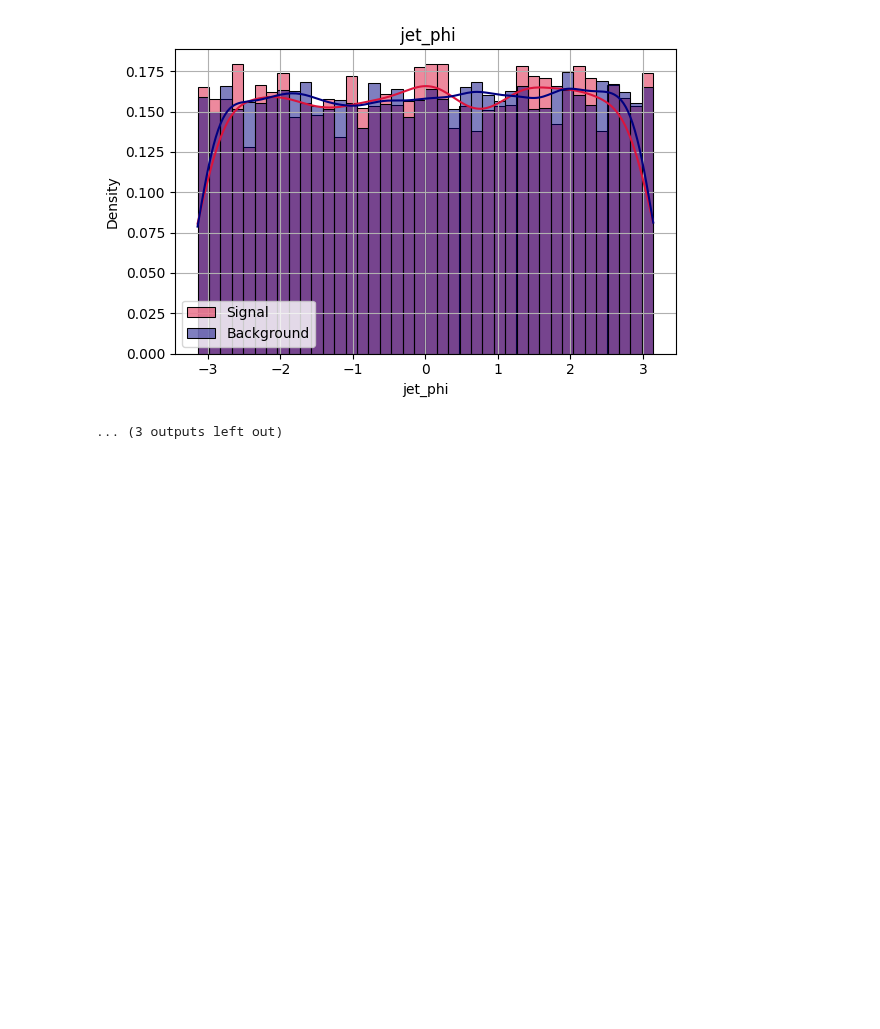
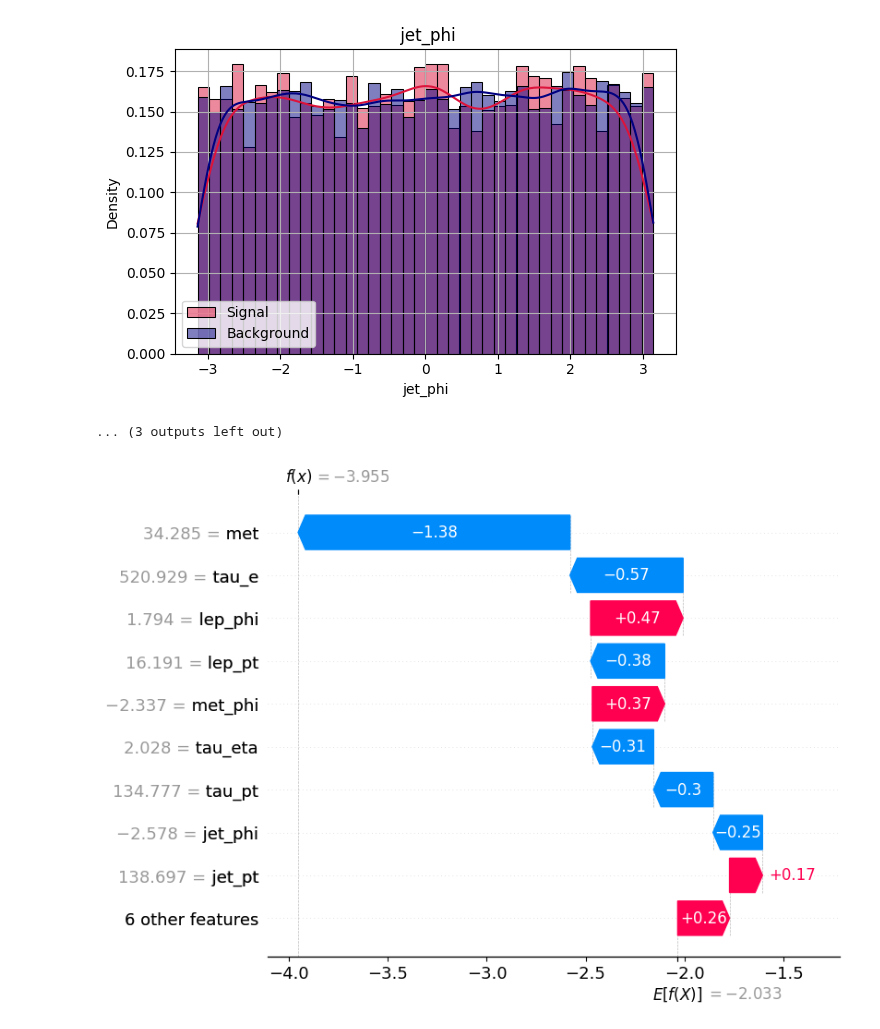
Before and after one commit to M0V1/IFIC-SummerSchool-2025, a Jupyter notebook: ML.ipynb, the cells around one changed output. Drawn from its saved outputs; the diff is of its cells as text; code cells hidden in the pictures; blank space fills up the shorter version.

```diff
--- a/ML.ipynb
+++ b/ML.ipynb
@@ -185,3 +185,13 @@ plot_feature_distributions(df_total, features)
 [figure]
 [figure]
 ... (3 outputs left out)
+# %%
+import shap
+
+
+explainer = shap.Explainer(model, X_train.sample(1000, random_state=42))
+shap_values = explainer(X_test.sample(100, random_state=42))
+#shap.summary_plot(shap_values, features=X_test.columns)
+shap.plots.waterfall(shap_values[0])
+# %% [output]
+[figure, added]
```
Also changed, not shown: parts of 4 cells of this notebook.
